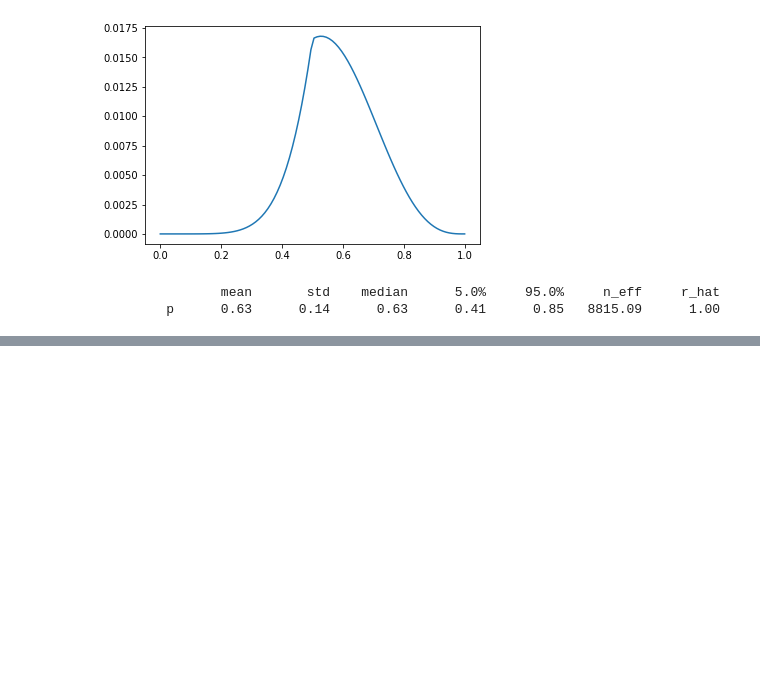
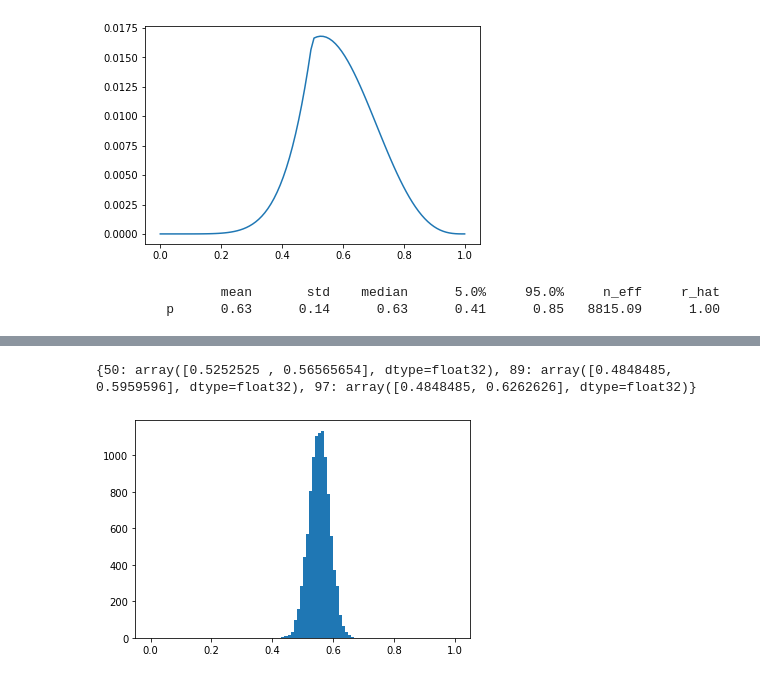
Before and after one commit to pasbury/neg-price-model, a Jupyter notebook: statistical_rethinking_ch2_ch3.ipynb, the cells around one changed output, grey strips where cells are left out. Cells and saved outputs as stored; diff of their text form; code cells hidden in the pictures; blank space fills up the shorter version.

```diff
--- a/statistical_rethinking_ch2_ch3.ipynb
+++ b/statistical_rethinking_ch2_ch3.ipynb
@@ -176,0 +211,13 @@ plt.hist(p, bins = 50)
+# %%
+# Sample and calculate some hdis
+from arviz.stats import hdi
+samples = np.array(random.choice(key=rng_key, a=p_grid, shape=(10000,), p=posterior))
+hpdi = {}
+hpdi[50] = hdi(samples, hdi_prob=0.50)
+hpdi[89] = hdi(samples, hdi_prob=0.89)
+hpdi[97] = hdi(samples, hdi_prob=0.97)
+print(hpdi)
+_ = plt.hist(samples, bins = 100, range=[0,1])
+# %% [output]
+{50: array([0.5252525 , 0.56565654], dtype=float32), 89: array([0.4848485, 0.5959596], dtype=float32), 97: array([0.4848485, 0.6262626], dtype=float32)}
+[figure, added]
```
Also changed, not shown: parts of 8 cells of this notebook, 14 other files.
